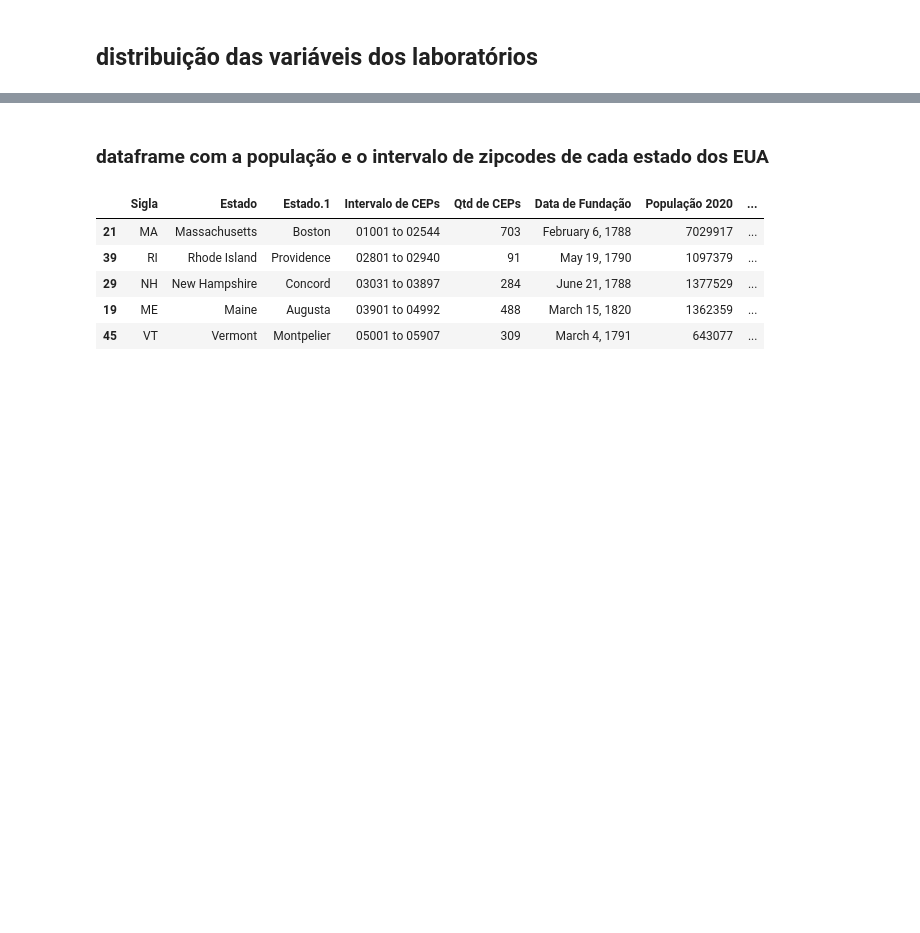
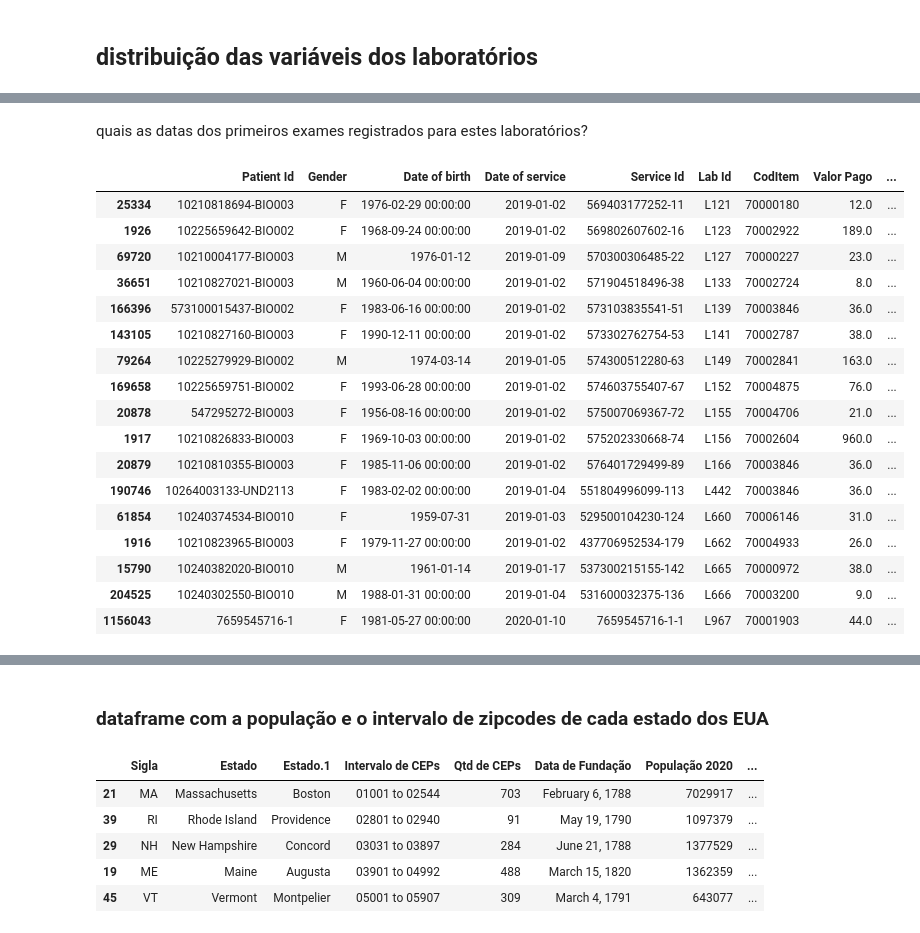
Before and after one commit to leticiafaria7/case-elogroup, a Jupyter notebook: 2_analise-exploratoria.ipynb, the cells around one changed output, grey strips where cells are left out. Cells and saved outputs as stored; diff of their text form; code cells hidden in the pictures; blank space fills up the shorter version.

Commit message:
finalizacao das analises dos laboratórios

```diff
--- a/2_analise-exploratoria.ipynb
+++ b/2_analise-exploratoria.ipynb
@@ -674,0 +743,5 @@ transactional_data.groupby(['Patient Id']).count()['Gender'].reset_index().sort_
+# %%
+n_exames = transactional_data[['Lab Id']].value_counts().to_frame().reset_index().merge(df_geocode[['Lab Id', 'Sigla']], how = 'left').reset_index()
+n_exames = n_exames[(n_exames['index'] < 10) | (n_exames['index'] > 110)]
+
+n_exames
@@ -674,0 +767,24 @@ transactional_data.groupby(['Patient Id']).count()['Gender'].reset_index().sort_
+# %% [markdown]
+quais as datas dos primeiros exames registrados para estes laboratórios?
+# %%
+prim_exames = transactional_data.sort_values('Date of service').drop_duplicates('Lab Id')
+prim_exames[prim_exames['Lab Id'].isin(n_exames['Lab Id'])].sort_values('Lab Id')
+# %% [output]
+|  | Patient Id | Gender | Date of birth | Date of service | Service Id | Lab Id | CodItem | Valor Pago | ... |
+| 25334 | 10210818694-BIO003 | F | 1976-02-29 00:00:00 | 2019-01-02 | 569403177252-11 | L121 | 70000180 | 12.0 | ... |
+| 1926 | 10225659642-BIO002 | F | 1968-09-24 00:00:00 | 2019-01-02 | 569802607602-16 | L123 | 70002922 | 189.0 | ... |
+| 69720 | 10210004177-BIO003 | M | 1976-01-12 | 2019-01-09 | 570300306485-22 | L127 | 70000227 | 23.0 | ... |
+| 36651 | 10210827021-BIO003 | M | 1960-06-04 00:00:00 | 2019-01-02 | 571904518496-38 | L133 | 70002724 | 8.0 | ... |
+| 166396 | 573100015437-BIO002 | F | 1983-06-16 00:00:00 | 2019-01-02 | 573103835541-51 | L139 | 70003846 | 36.0 | ... |
+| 143105 | 10210827160-BIO003 | F | 1990-12-11 00:00:00 | 2019-01-02 | 573302762754-53 | L141 | 70002787 | 38.0 | ... |
+| 79264 | 10225279929-BIO002 | M | 1974-03-14 | 2019-01-05 | 574300512280-63 | L149 | 70002841 | 163.0 | ... |
+| 169658 | 10225659751-BIO002 | F | 1993-06-28 00:00:00 | 2019-01-02 | 574603755407-67 | L152 | 70004875 | 76.0 | ... |
+| 20878 | 547295272-BIO003 | F | 1956-08-16 00:00:00 | 2019-01-02 | 575007069367-72 | L155 | 70004706 | 21.0 | ... |
+| 1917 | 10210826833-BIO003 | F | 1969-10-03 00:00:00 | 2019-01-02 | 575202330668-74 | L156 | 70002604 | 960.0 | ... |
+| 20879 | 10210810355-BIO003 | F | 1985-11-06 00:00:00 | 2019-01-02 | 576401729499-89 | L166 | 70003846 | 36.0 | ... |
+| 190746 | 10264003133-UND2113 | F | 1983-02-02 00:00:00 | 2019-01-04 | 551804996099-113 | L442 | 70003846 | 36.0 | ... |
+| 61854 | 10240374534-BIO010 | F | 1959-07-31 | 2019-01-03 | 529500104230-124 | L660 | 70006146 | 31.0 | ... |
+| 1916 | 10210823965-BIO003 | F | 1979-11-27 00:00:00 | 2019-01-02 | 437706952534-179 | L662 | 70004933 | 26.0 | ... |
+| 15790 | 10240382020-BIO010 | M | 1961-01-14 | 2019-01-17 | 537300215155-142 | L665 | 70000972 | 38.0 | ... |
+| 204525 | 10240302550-BIO010 | M | 1988-01-31 00:00:00 | 2019-01-04 | 531600032375-136 | L666 | 70003200 | 9.0 | ... |
+| 1156043 | 7659545716-1 | F | 1981-05-27 00:00:00 | 2020-01-10 | 7659545716-1-1 | L967 | 70001903 | 44.0 | ... |
```
Also changed, not shown: parts of 24 cells of this notebook.
